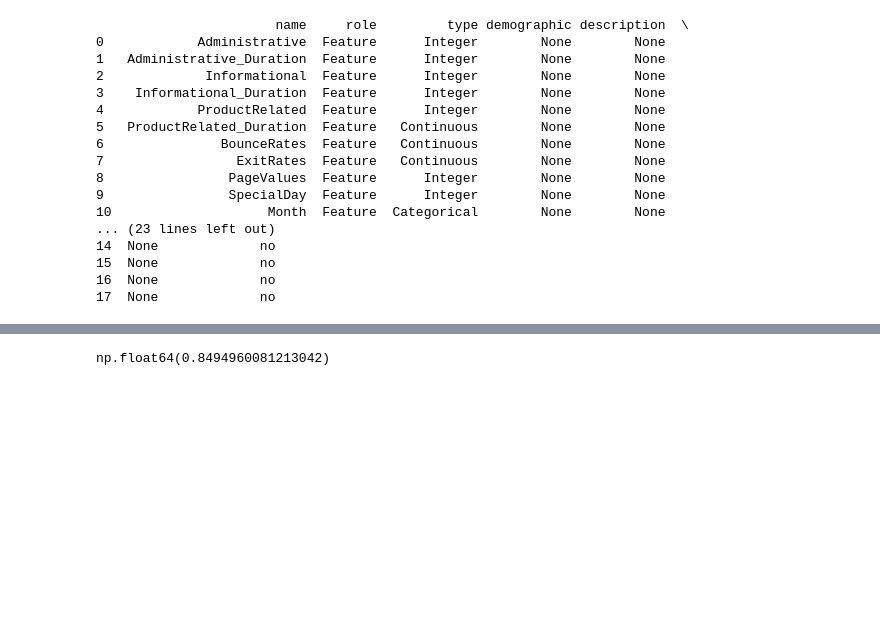
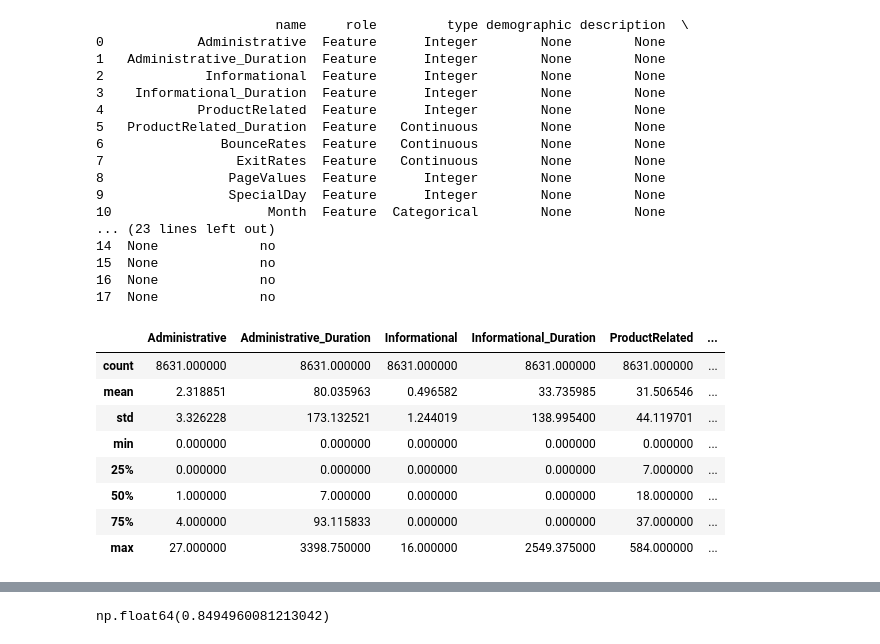
Before and after one commit to UBC-MDS/Online-Shoppers-Purchasing-Intention-Prediction, a Jupyter notebook: src/online_shoppers_purchasing_intention_prediction.ipynb, the cells around one changed output, grey strips where cells are left out. Saved outputs shown, nothing was run; the diff lists cells and outputs as text; code cells hidden in the pictures; blank space fills up the shorter version.

```diff
--- a/src/online_shoppers_purchasing_intention_prediction.ipynb
+++ b/src/online_shoppers_purchasing_intention_prediction.ipynb
@@ -67,3 +71,16 @@ y_test = test_df["Revenue"]
 15  None             no
 16  None             no
 17  None             no
+# %%
+# begin exploratory data analysis
+train_df.describe()
+# %% [output]
+|  | Administrative | Administrative_Duration | Informational | Informational_Duration | ProductRelated | ... |
+| count | 8631.000000 | 8631.000000 | 8631.000000 | 8631.000000 | 8631.000000 | ... |
+| mean | 2.318851 | 80.035963 | 0.496582 | 33.735985 | 31.506546 | ... |
+| std | 3.326228 | 173.132521 | 1.244019 | 138.995400 | 44.119701 | ... |
+| min | 0.000000 | 0.000000 | 0.000000 | 0.000000 | 0.000000 | ... |
+| 25% | 0.000000 | 0.000000 | 0.000000 | 0.000000 | 7.000000 | ... |
+| 50% | 1.000000 | 7.000000 | 0.000000 | 0.000000 | 18.000000 | ... |
+| 75% | 4.000000 | 93.115833 | 0.000000 | 0.000000 | 37.000000 | ... |
+| max | 27.000000 | 3398.750000 | 16.000000 | 2549.375000 | 584.000000 | ... |
```
Also changed, not shown: parts of 8 cells of this notebook.
